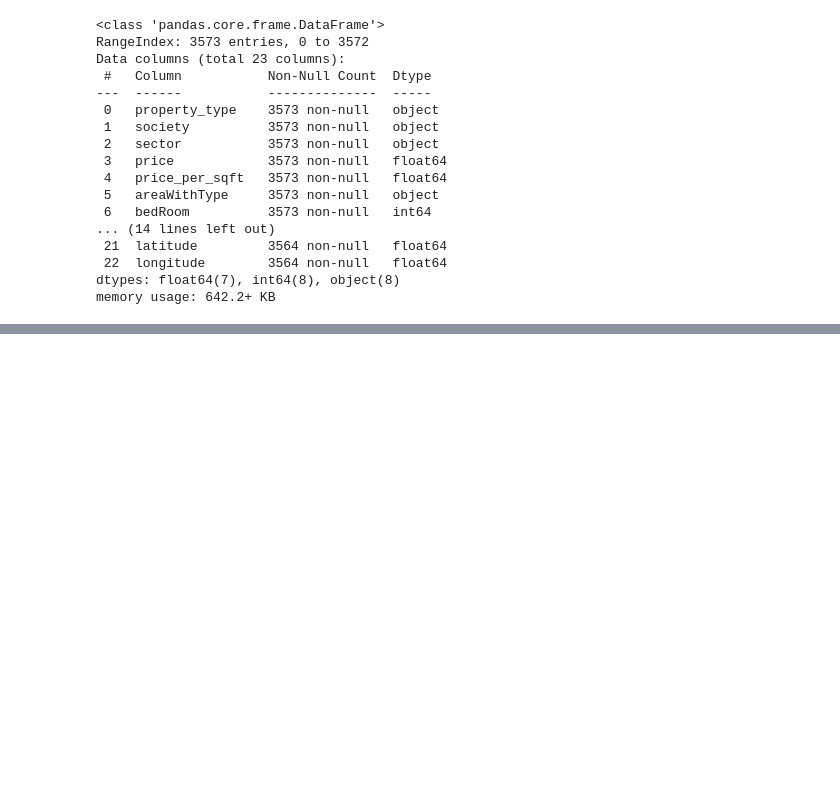
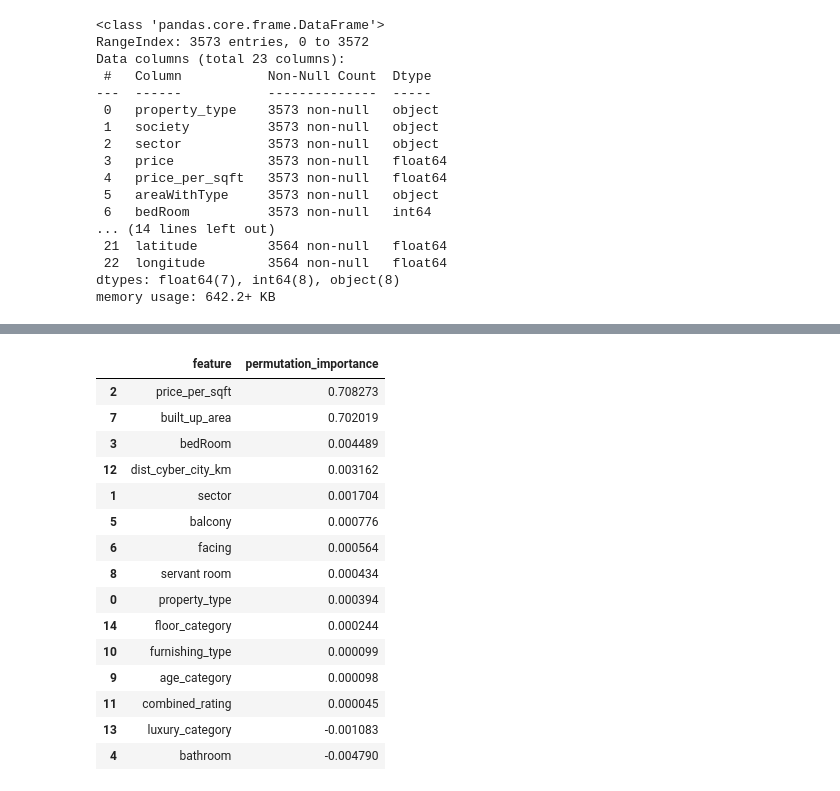
Before and after one commit to SurbhitParashar/RealEstate-ML-CapstoneProject, a Jupyter notebook: featureSelection/feature-selection-v2.ipynb, the cells around one changed output, grey strips where cells are left out. Cells and saved outputs as stored; diff of their text form; code cells hidden in the pictures; blank space fills up the shorter version.

```diff
--- a/featureSelection/feature-selection-v2.ipynb
+++ b/featureSelection/feature-selection-v2.ipynb
@@ -194,0 +463,37 @@ Name: price, dtype: float64
+# %%
+from sklearn.inspection import permutation_importance
+from sklearn.model_selection import train_test_split
+
+X_train_label, X_test_label, y_train_label, y_test_label = train_test_split(X_label, y_label, test_size=0.2, random_state=42)
+
+# Train a Random Forest regressor on label encoded data
+rf_label = RandomForestRegressor(n_estimators=100, random_state=42)
+rf_label.fit(X_train_label, y_train_label)
+
+# Calculate Permutation Importance
+perm_importance = permutation_importance(rf_label, X_test_label, y_test_label, n_repeats=30, random_state=42)
+
+# Organize results into a DataFrame
+fi_df3 = pd.DataFrame({
+    'feature': X_label.columns,
+    'permutation_importance': perm_importance.importances_mean
+}).sort_values(by='permutation_importance', ascending=False)
+
+fi_df3
+# %% [output]
+|  | feature | permutation_importance |
+| 2 | price_per_sqft | 0.708273 |
+| 7 | built_up_area | 0.702019 |
+| 3 | bedRoom | 0.004489 |
+| 12 | dist_cyber_city_km | 0.003162 |
+| 1 | sector | 0.001704 |
+| 5 | balcony | 0.000776 |
+| 6 | facing | 0.000564 |
+| 8 | servant room | 0.000434 |
+| 0 | property_type | 0.000394 |
+| 14 | floor_category | 0.000244 |
+| 10 | furnishing_type | 0.000099 |
+| 9 | age_category | 0.000098 |
+| 11 | combined_rating | 0.000045 |
+| 13 | luxury_category | -0.001083 |
+| 4 | bathroom | -0.004790 |
```
Also changed, not shown: parts of 32 cells of this notebook.
